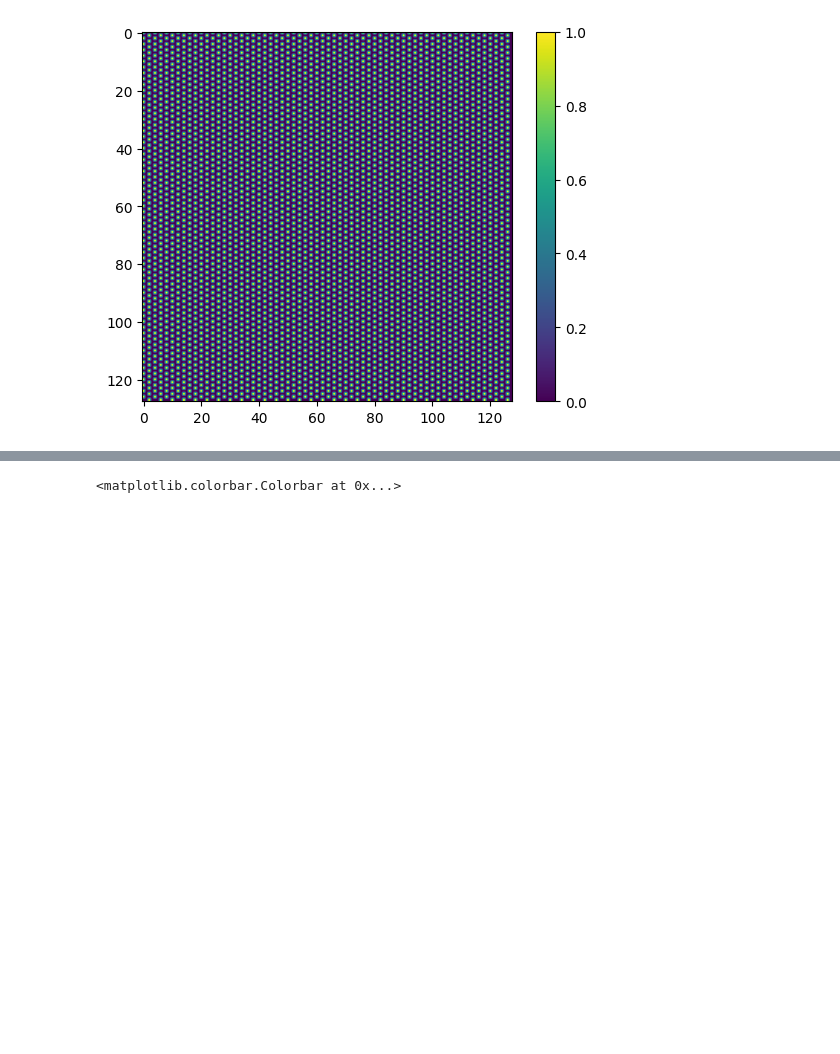
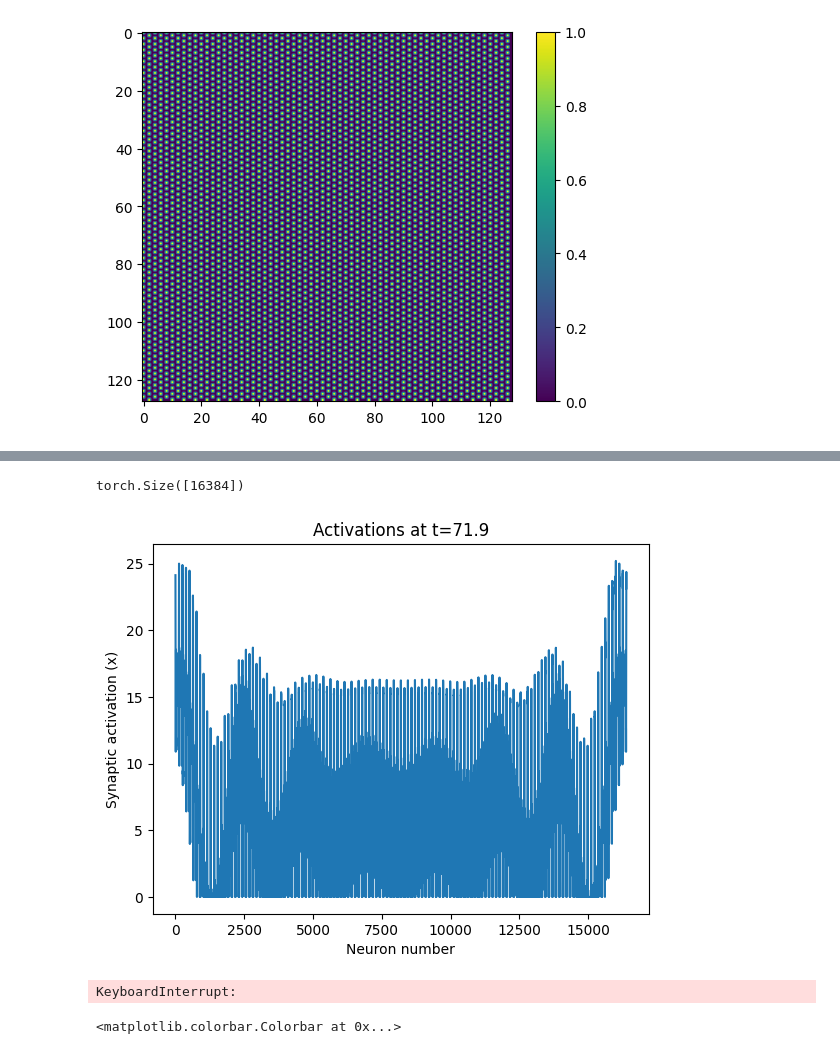
Before and after one commit to wellscrosby/GPU-Grid-Cells, a Jupyter notebook: grid_cells.ipynb, the cells around one changed output, grey strips where cells are left out. Cells and saved outputs as stored; diff of their text form; code cells hidden in the pictures; blank space fills up the shorter version.

```diff
--- a/grid_cells.ipynb
+++ b/grid_cells.ipynb
@@ -131,6 +131,19 @@ def W_0(x):
     mag_x = np.linalg.norm(x, axis=1)
 
     return a * np.exp(-gamma * mag_x ** 2) - np.exp(-beta * mag_x ** 2)
+# %%
+def W_0(x):
+    a = 1
+    lambda_net = 13
+    beta = 3 / lambda_net ** 2
+    gamma = 1.05 * beta
+
+    # Compute the magnitude of each vector (L2 norm)
+    x = x.float()
+    mag_x = torch.norm(x, dim=1)
+
+    # Compute the weight values
+    return a * torch.exp(-gamma * mag_x ** 2) - torch.exp(-beta * mag_x ** 2)
 # %%
 neural_sheet_width = 128
 directions = np.array([[0, 1], [1, 0], [0, -1], [-1, 0]])
@@ -291,3 +332,65 @@ Text(0, 0.5, 'Synaptic activation (x)')
+# %%
+# Parameters
+neural_sheet_width = 128  # Adjust as needed
+b = 47  # Bias value
+bs = b * torch.ones(neural_sheet_width ** 2)
+print(bs.shape)
+
+# Define input function
+def input_bs(N, E, S, W):
+    return N * masks[0] + E * masks[1] + S * masks[2] + W * masks[3]
+
+# Simulation parameters
+dt = 0.1  # ms
+tau = 10  # ms
+x_0 = torch.tensor(np.random.normal(0, 0.1, neural_sheet_width ** 2), dtype=torch.float32)
+t_end = 200  # ms
+timesteps = torch.arange(0, t_end, dt)
+Xs = torch.zeros(neural_sheet_width ** 2, len(timesteps))
+Xs[:, 0] = x_0
+
+# Time iteration
+for i in range(len(timesteps) - 1):
+    x = Xs[:, i]
+    I = torch.matmul(W, x) + input_bs(1, 0, 0, 0) + bs
+    dx_dt = (1 / tau) * (-x + I)
+    Xs[:, i + 1] = torch.relu(x + dx_dt * dt)
+
+# Visualization
+t = 71.9  # Example time
+ind = int(t / dt)
+xs = np.arange(neural_sheet_width ** 2)
+plt.plot(xs, Xs[:, ind].numpy())
+plt.title(f"Activations at t={t}")
+plt.xlabel("Neuron number")
+plt.ylabel("Synaptic activation (x)")
+plt.show()
+# %% [output]
+torch.Size([16384])
+[figure, added]
+# %%
+b = 47 #@param {type:"slider", min:1, max:50, step:1}
+
+bs = b*torch.ones(neural_sheet_width ** 2)
+
+def input_bs(N, E, S, W):
+  full_input = N * masks[0] + E * masks[1] + S * masks[2] + W * masks[3]
+  return full_input
+
+dt = .1 #ms
+tau = 10 #ms
+x_0 = torch.tensor(np.random.normal(0, 0.1, neural_sheet_width ** 2), dtype=torch.float32)
+t_end = 200 #ms
+timesteps = torch.arange(0, t_end, dt)
+Xs = torch.zeros([neural_sheet_width ** 2, len(timesteps, )])
+Xs[:,0] = x_0
+for i in range(0, len(timesteps)-1):
+  x = Xs[:,i]
+  I = torch.matmul(W, x)+input_bs(1, 0, 0, 0) + bs
+  dx_dt = (1/tau)*(-x+I)
+  Xs[:,i+1] = torch.relu(x +dx_dt*dt)
+# %% [output]
+KeyboardInterrupt:
 # %%
 Xs_end = Xs[:,1900].reshape((neural_sheet_width, neural_sheet_width))
 
```
Also changed, not shown: parts of 8 cells of this notebook.
